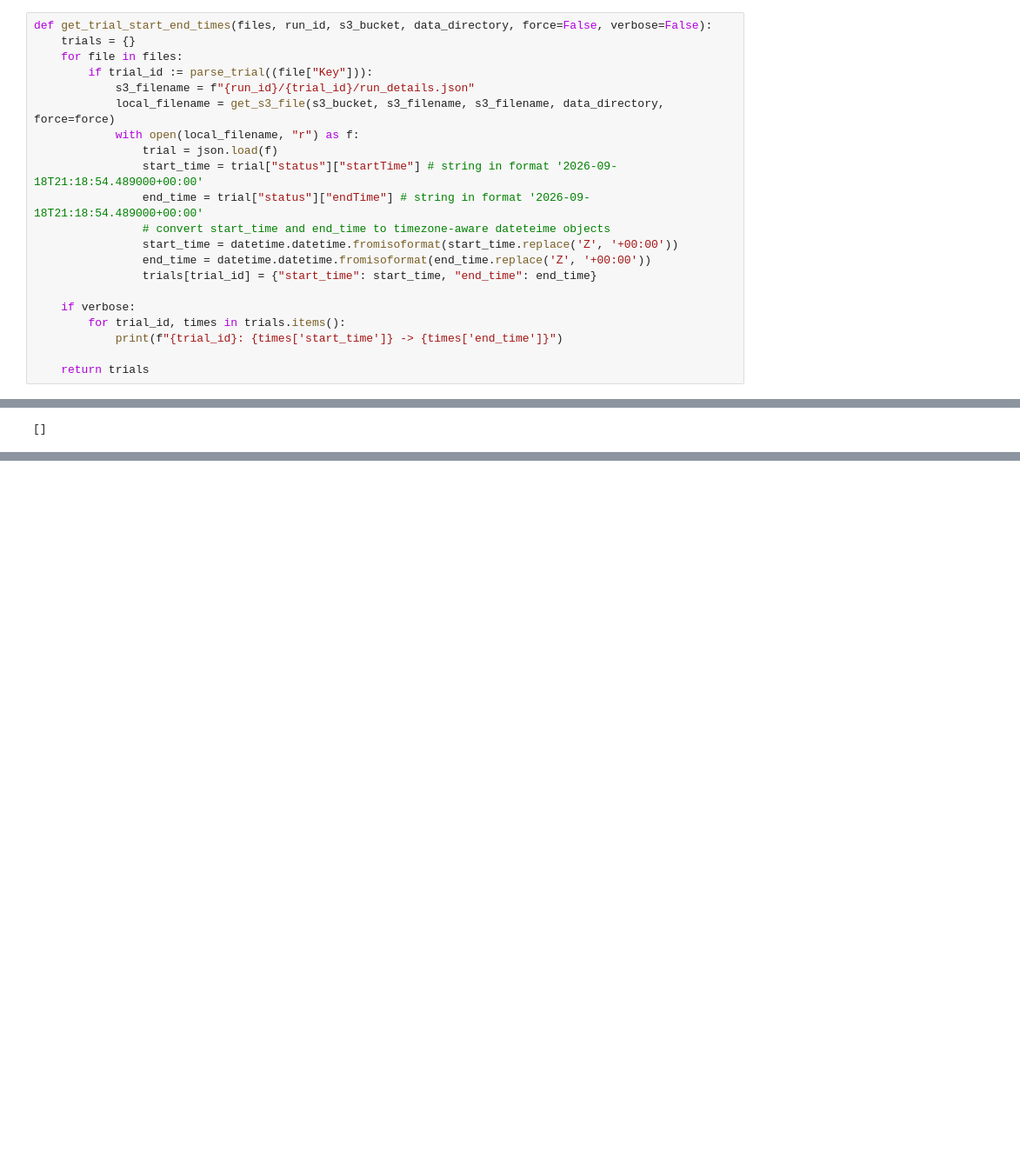
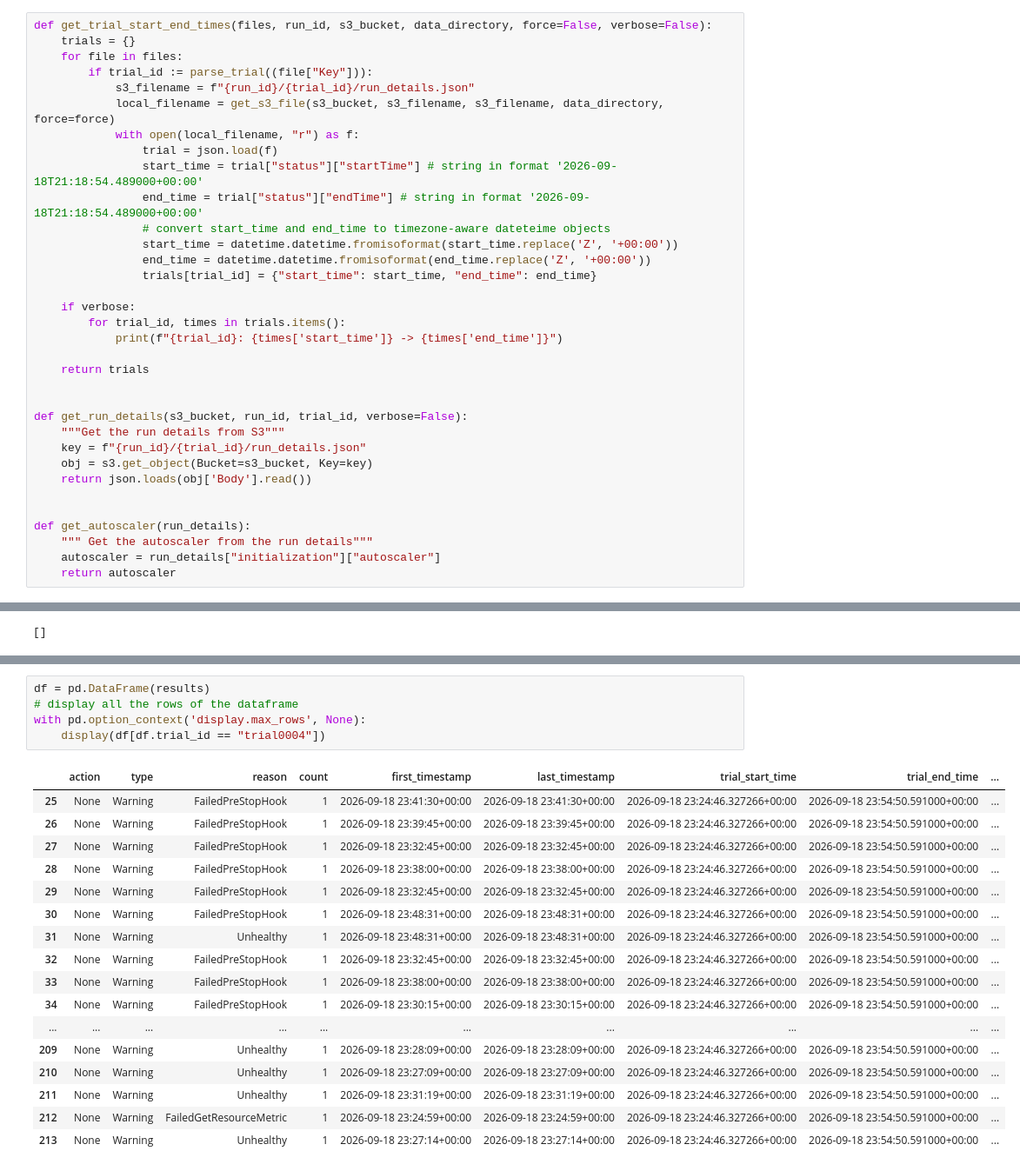
Before and after one commit to kasbench/kasbench-audit, a Jupyter notebook: notebooks/audit.ipynb, the cells around one changed output, grey strips where cells are left out. Shown at 87% size. Drawn from its saved outputs; the diff is of its cells as text; blank space fills up the shorter version.

```diff
--- a/notebooks/audit.ipynb
+++ b/notebooks/audit.ipynb
@@ -123,6 +126,19 @@ def get_trial_start_end_times(files, run_id, s3_bucket, data_directory, force=Fa
             print(f"{trial_id}: {times['start_time']} -> {times['end_time']}")
 
     return trials
+
+
+def get_run_details(s3_bucket, run_id, trial_id, verbose=False):
+    """Get the run details from S3"""
+    key = f"{run_id}/{trial_id}/run_details.json"
+    obj = s3.get_object(Bucket=s3_bucket, Key=key)
+    return json.loads(obj['Body'].read())
+
+
+def get_autoscaler(run_details):
+    """ Get the autoscaler from the run details"""
+    autoscaler = run_details["initialization"]["autoscaler"]
+    return autoscaler
 # %% [markdown]
 # Code
 # %% [markdown]
@@ -233,0 +350,23 @@ results
+# %%
+df = pd.DataFrame(results)
+# display all the rows of the dataframe
+with pd.option_context('display.max_rows', None):
+    display(df[df.trial_id == "trial0004"])
+# %% [output]
+|  | action | type | reason | count | first_timestamp | last_timestamp | trial_start_time | trial_end_time | ... |
+| 25 | None | Warning | FailedPreStopHook | 1 | 2026-09-18 23:41:30+00:00 | 2026-09-18 23:41:30+00:00 | 2026-09-18 23:24:46.327266+00:00 | 2026-09-18 23:54:50.591000+00:00 | ... |
+| 26 | None | Warning | FailedPreStopHook | 1 | 2026-09-18 23:39:45+00:00 | 2026-09-18 23:39:45+00:00 | 2026-09-18 23:24:46.327266+00:00 | 2026-09-18 23:54:50.591000+00:00 | ... |
+| 27 | None | Warning | FailedPreStopHook | 1 | 2026-09-18 23:32:45+00:00 | 2026-09-18 23:32:45+00:00 | 2026-09-18 23:24:46.327266+00:00 | 2026-09-18 23:54:50.591000+00:00 | ... |
+| 28 | None | Warning | FailedPreStopHook | 1 | 2026-09-18 23:38:00+00:00 | 2026-09-18 23:38:00+00:00 | 2026-09-18 23:24:46.327266+00:00 | 2026-09-18 23:54:50.591000+00:00 | ... |
+| 29 | None | Warning | FailedPreStopHook | 1 | 2026-09-18 23:32:45+00:00 | 2026-09-18 23:32:45+00:00 | 2026-09-18 23:24:46.327266+00:00 | 2026-09-18 23:54:50.591000+00:00 | ... |
+| 30 | None | Warning | FailedPreStopHook | 1 | 2026-09-18 23:48:31+00:00 | 2026-09-18 23:48:31+00:00 | 2026-09-18 23:24:46.327266+00:00 | 2026-09-18 23:54:50.591000+00:00 | ... |
+| 31 | None | Warning | Unhealthy | 1 | 2026-09-18 23:48:31+00:00 | 2026-09-18 23:48:31+00:00 | 2026-09-18 23:24:46.327266+00:00 | 2026-09-18 23:54:50.591000+00:00 | ... |
+| 32 | None | Warning | FailedPreStopHook | 1 | 2026-09-18 23:32:45+00:00 | 2026-09-18 23:32:45+00:00 | 2026-09-18 23:24:46.327266+00:00 | 2026-09-18 23:54:50.591000+00:00 | ... |
+| 33 | None | Warning | FailedPreStopHook | 1 | 2026-09-18 23:38:00+00:00 | 2026-09-18 23:38:00+00:00 | 2026-09-18 23:24:46.327266+00:00 | 2026-09-18 23:54:50.591000+00:00 | ... |
+| 34 | None | Warning | FailedPreStopHook | 1 | 2026-09-18 23:30:15+00:00 | 2026-09-18 23:30:15+00:00 | 2026-09-18 23:24:46.327266+00:00 | 2026-09-18 23:54:50.591000+00:00 | ... |
+| ... | ... | ... | ... | ... | ... | ... | ... | ... | ... |
+| 209 | None | Warning | Unhealthy | 1 | 2026-09-18 23:28:09+00:00 | 2026-09-18 23:28:09+00:00 | 2026-09-18 23:24:46.327266+00:00 | 2026-09-18 23:54:50.591000+00:00 | ... |
+| 210 | None | Warning | Unhealthy | 1 | 2026-09-18 23:27:09+00:00 | 2026-09-18 23:27:09+00:00 | 2026-09-18 23:24:46.327266+00:00 | 2026-09-18 23:54:50.591000+00:00 | ... |
+| 211 | None | Warning | Unhealthy | 1 | 2026-09-18 23:31:19+00:00 | 2026-09-18 23:31:19+00:00 | 2026-09-18 23:24:46.327266+00:00 | 2026-09-18 23:54:50.591000+00:00 | ... |
+| 212 | None | Warning | FailedGetResourceMetric | 1 | 2026-09-18 23:24:59+00:00 | 2026-09-18 23:24:59+00:00 | 2026-09-18 23:24:46.327266+00:00 | 2026-09-18 23:54:50.591000+00:00 | ... |
+| 213 | None | Warning | Unhealthy | 1 | 2026-09-18 23:27:14+00:00 | 2026-09-18 23:27:14+00:00 | 2026-09-18 23:24:46.327266+00:00 | 2026-09-18 23:54:50.591000+00:00 | ... |
```
Also changed, not shown: parts of 6 cells of this notebook, 1 other file.
